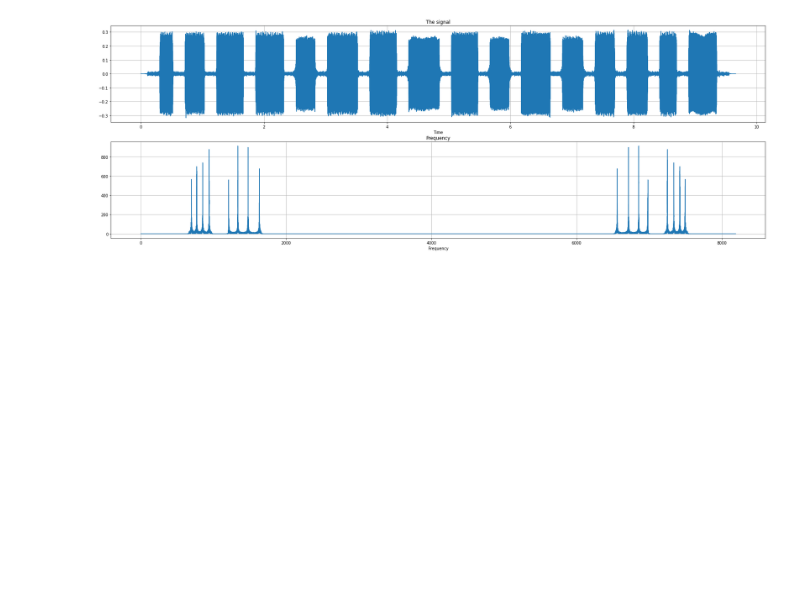
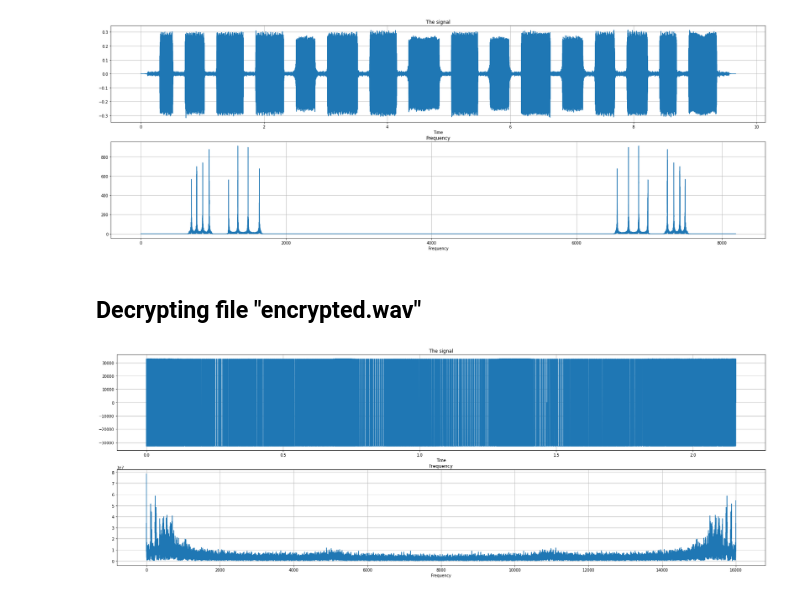
Before and after one commit to Amiroo23jf/Signals-Systems-Course-Project, a Jupyter notebook: Phase2/Part1.ipynb, the cells around one changed output. Cells and saved outputs as stored; diff of their text form; code cells hidden in the pictures; blank space fills up the shorter version.

```diff
--- a/Phase2/Part1.ipynb
+++ b/Phase2/Part1.ipynb
@@ -155,3 +172,17 @@ freqplot(data_reducted, fs, data_reducted.shape[0])
 Music.write_mp3('musics/noise_reducted.mp3', fs, data_reducted, normalized = True)
 # %% [output]
 [figure]
+# %% [markdown]
+## Decrypting file "encrypted.wav"
+# %%
+fs, data = wavfile.read('musics/encrypted.wav')
+#sd.play(data[0:100000], fs)
+#sd.wait()
+# %%
+length = data.shape[0]/fs
+t = np.linspace(0, length, data.shape[0])
+data_fft = np.fft.fft(data)
+p = np.linspace(0, fs, data.shape[0])
+freqplot(data, fs, data.shape[0])
+# %% [output]
+[figure, added]
```
Also changed, not shown: parts of 7 cells of this notebook, 1 other file.
